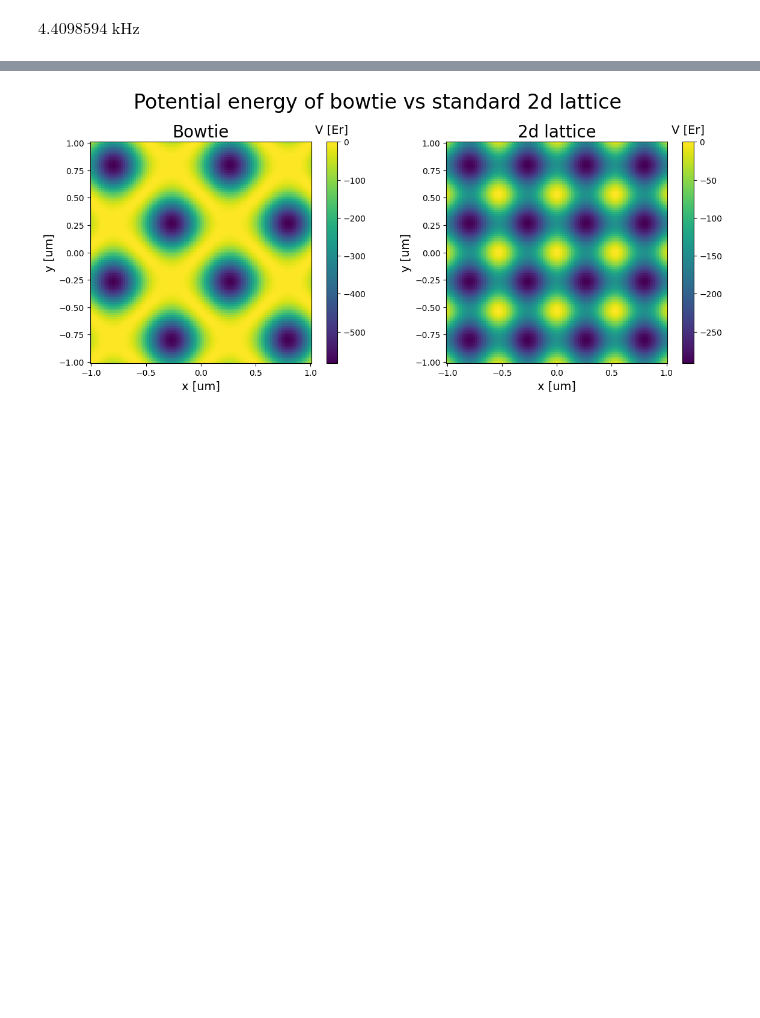
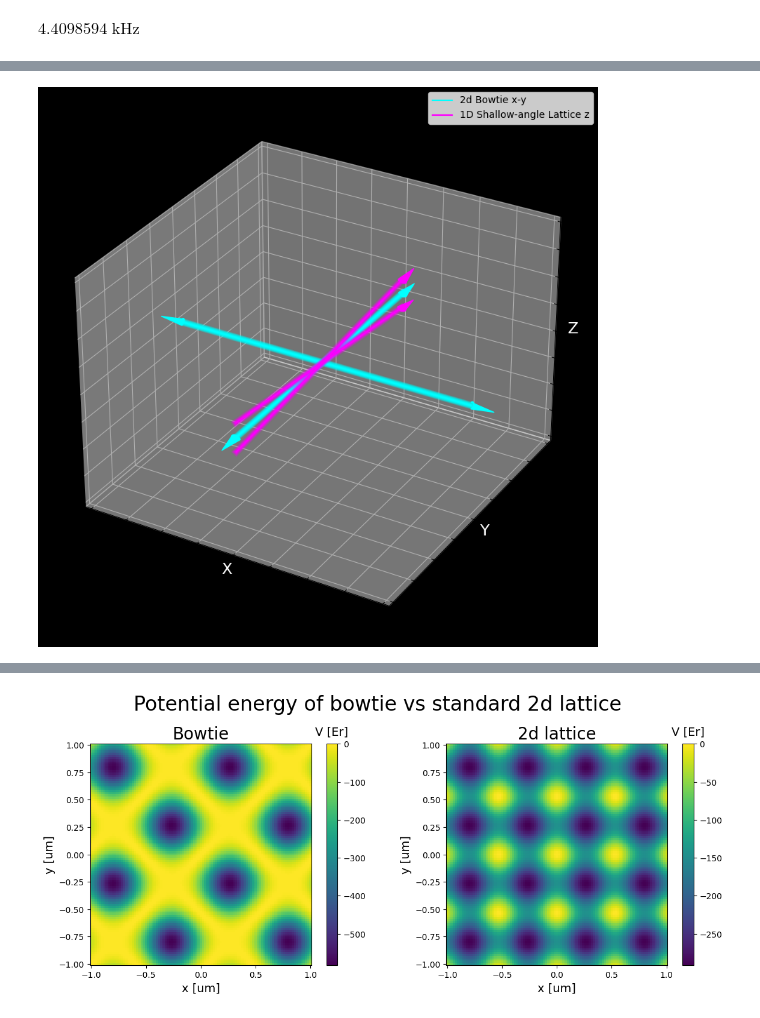
Before and after one commit to lightmat/lightmat, a Jupyter notebook: lattice.ipynb, the cells around one changed output, grey strips where cells are left out. Saved outputs shown, nothing was run; the diff lists cells and outputs as text; code cells hidden in the pictures; blank space fills up the shorter version.

```diff
--- a/lattice.ipynb
+++ b/lattice.ipynb
@@ -73 +83,5 @@ d2I_bowtie_dx2 = sp.diff(I_bowtie, x, x)
+# %%
+lat3d_bowtie.plot_beams()
+# %% [output]
+[figure, added]
 # %%
```
Also changed, not shown: parts of 14 cells of this notebook, 6 other files.
